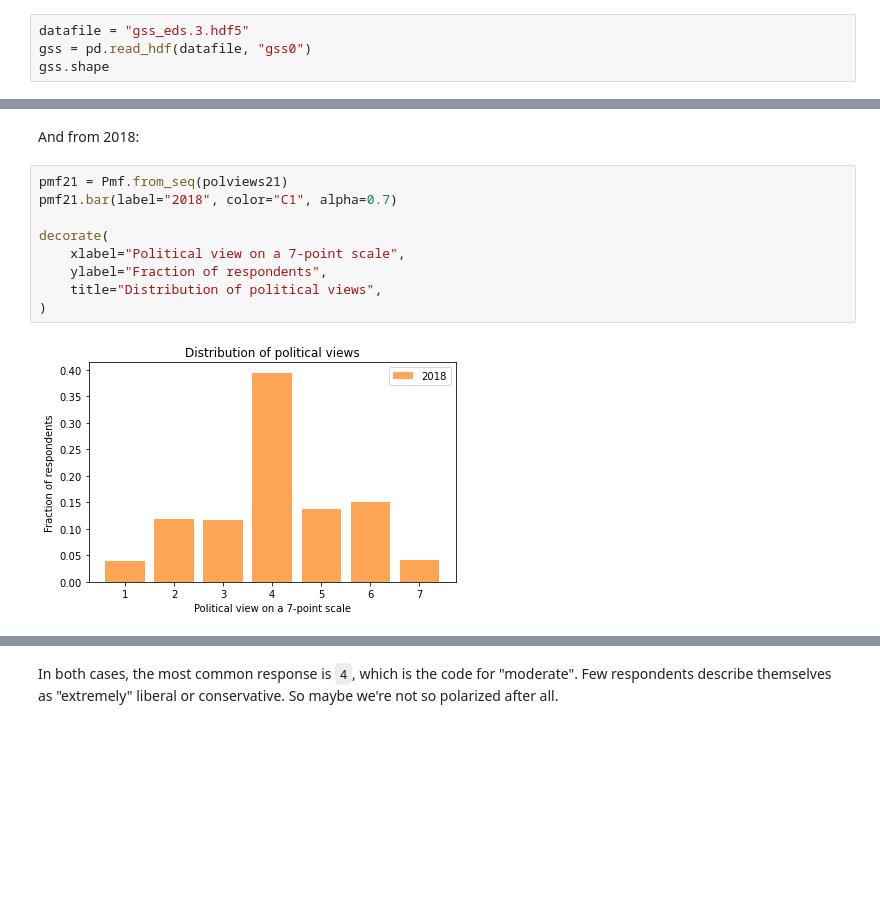
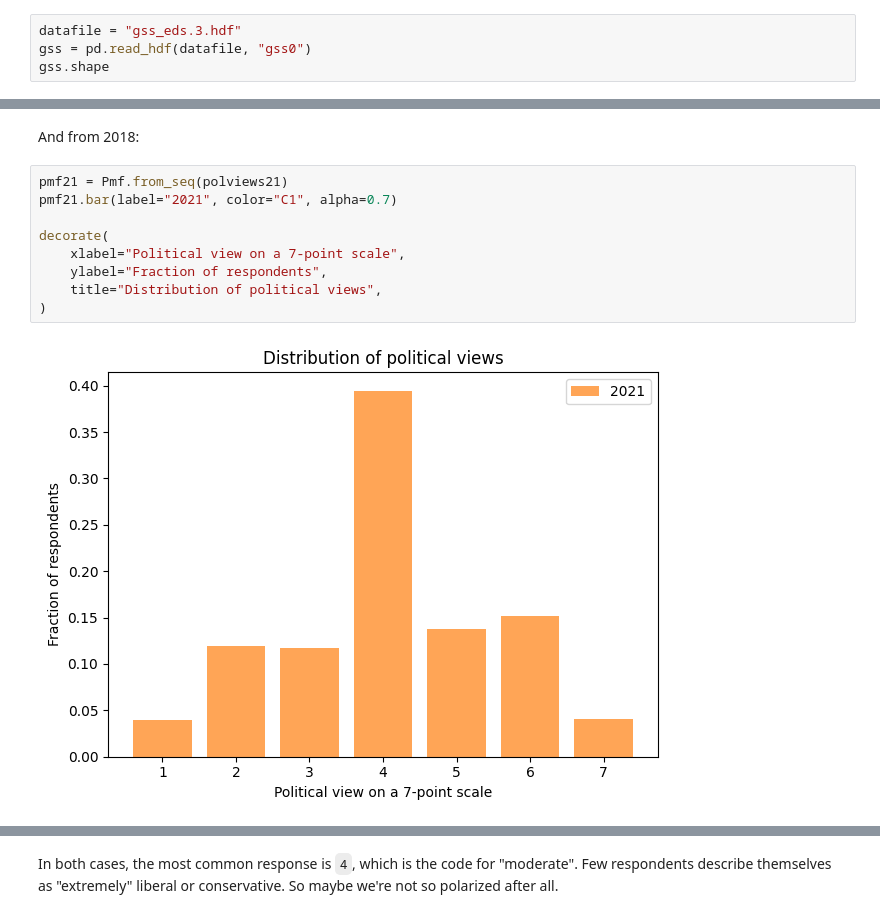
Before and after one commit to AllenDowney/PoliticalAlignmentCaseStudy, a Jupyter notebook: 02_polviews_soln.ipynb, the cells around one changed output, grey strips where cells are left out. Cells and saved outputs as stored; diff of their text form; blank space fills up the shorter version.

```diff
--- a/02_polviews_soln.ipynb
+++ b/02_polviews_soln.ipynb
@@ -68,7 +62,7 @@ download(
 # %% [markdown]
 I've created an HDF file that contains three `DataFrame` objects with resampled GSS data.  We'll work with the first resampling, `gss0`, to get started.
 # %%
-datafile = "gss_eds.3.hdf5"
+datafile = "gss_eds.3.hdf"
 gss = pd.read_hdf(datafile, "gss0")
 gss.shape
 # %% [output]
@@ -223,12 +202,12 @@ decorate(
 And from 2018:
 # %%
 pmf21 = Pmf.from_seq(polviews21)
-pmf21.bar(label="2018", color="C1", alpha=0.7)
+pmf21.bar(label="2021", color="C1", alpha=0.7)
 
 decorate(
     xlabel="Political view on a 7-point scale",
     ylabel="Fraction of respondents",
     title="Distribution of political views",
 )
 # %% [output]
-[figure, old version]
+[figure, new version]
```
Also changed, not shown: parts of 42 cells of this notebook, 6 other files.
